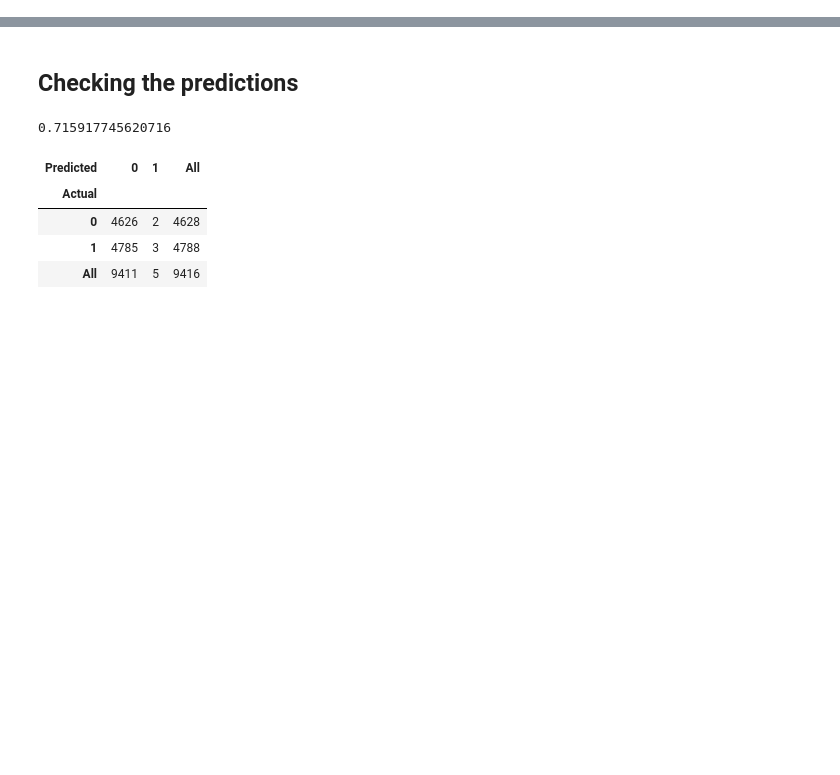
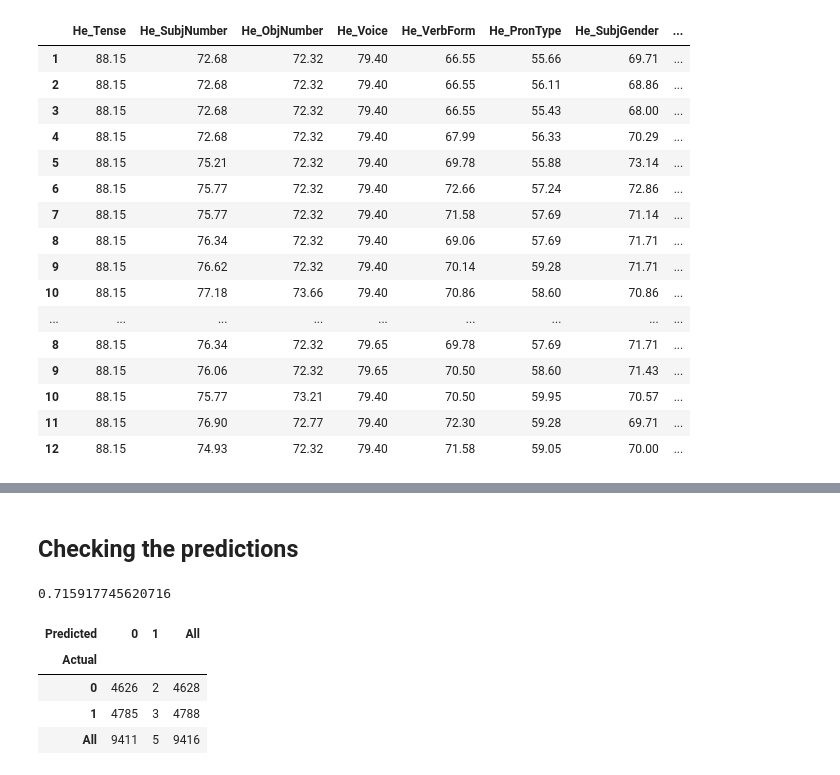
Before and after one commit to vgaraujov/SentEval, a Jupyter notebook: read_pickle.ipynb, the cells around one changed output, grey strips where cells are left out. Drawn from its saved outputs; the diff is of its cells as text; code cells hidden in the pictures; blank space fills up the shorter version.

```diff
--- a/read_pickle.ipynb
+++ b/read_pickle.ipynb
@@ -200,0 +410,21 @@ def return_df(lang):
+# %%
+df_seeds = pd.concat([dev_df_1111, dev_df_8446, dev_df_32873])
+df_seeds
+# %% [output]
+|  | He_Tense | He_SubjNumber | He_ObjNumber | He_Voice | He_VerbForm | He_PronType | He_SubjGender | ... |
+| 1 | 88.15 | 72.68 | 72.32 | 79.40 | 66.55 | 55.66 | 69.71 | ... |
+| 2 | 88.15 | 72.68 | 72.32 | 79.40 | 66.55 | 56.11 | 68.86 | ... |
+| 3 | 88.15 | 72.68 | 72.32 | 79.40 | 66.55 | 55.43 | 68.00 | ... |
+| 4 | 88.15 | 72.68 | 72.32 | 79.40 | 67.99 | 56.33 | 70.29 | ... |
+| 5 | 88.15 | 75.21 | 72.32 | 79.40 | 69.78 | 55.88 | 73.14 | ... |
+| 6 | 88.15 | 75.77 | 72.32 | 79.40 | 72.66 | 57.24 | 72.86 | ... |
+| 7 | 88.15 | 75.77 | 72.32 | 79.40 | 71.58 | 57.69 | 71.14 | ... |
+| 8 | 88.15 | 76.34 | 72.32 | 79.40 | 69.06 | 57.69 | 71.71 | ... |
+| 9 | 88.15 | 76.62 | 72.32 | 79.40 | 70.14 | 59.28 | 71.71 | ... |
+| 10 | 88.15 | 77.18 | 73.66 | 79.40 | 70.86 | 58.60 | 70.86 | ... |
+| ... | ... | ... | ... | ... | ... | ... | ... | ... |
+| 8 | 88.15 | 76.34 | 72.32 | 79.65 | 69.78 | 57.69 | 71.71 | ... |
+| 9 | 88.15 | 76.06 | 72.32 | 79.65 | 70.50 | 58.60 | 71.43 | ... |
+| 10 | 88.15 | 75.77 | 73.21 | 79.40 | 70.50 | 59.95 | 70.57 | ... |
+| 11 | 88.15 | 76.90 | 72.77 | 79.40 | 72.30 | 59.28 | 69.71 | ... |
+| 12 | 88.15 | 74.93 | 72.32 | 79.40 | 71.58 | 59.05 | 70.00 | ... |
```
Also changed, not shown: parts of 12 cells of this notebook, 1 other file.
